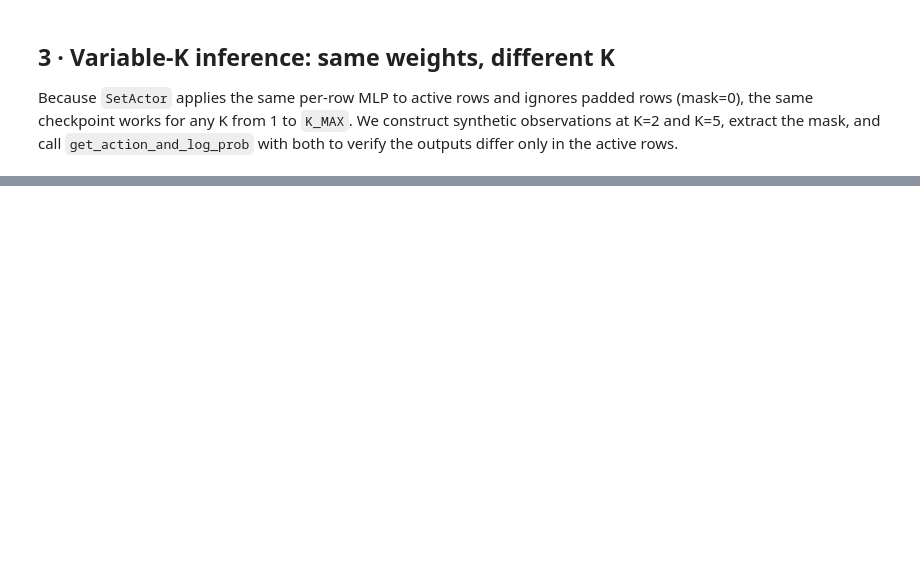
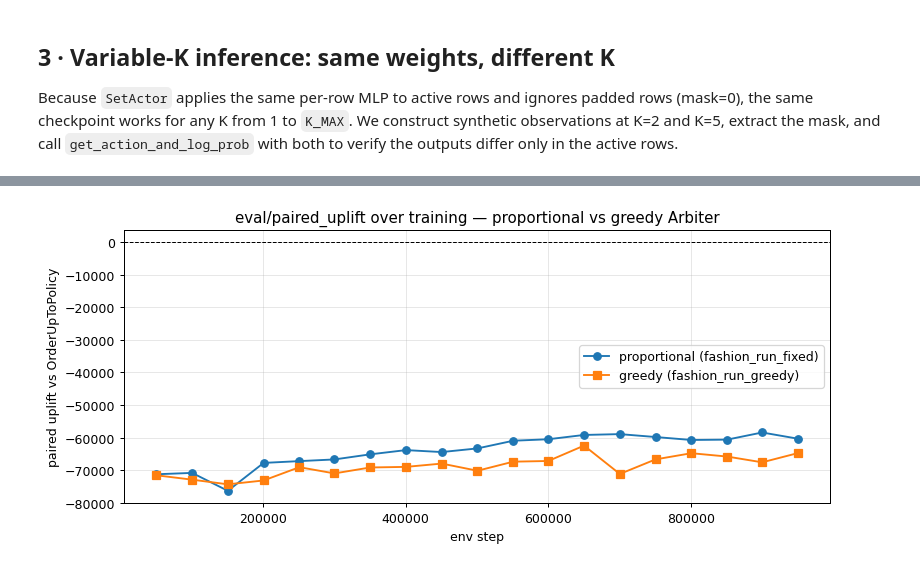
Before and after one commit to mjordanic/supply_chain_simulator, a Jupyter notebook: notebooks/06a-analyze-a-trained-agent.ipynb, the cells around one changed output, grey strips where cells are left out. Cells and saved outputs as stored; diff of their text form; code cells hidden in the pictures; blank space fills up the shorter version.

```diff
--- a/notebooks/06a-analyze-a-trained-agent.ipynb
+++ b/notebooks/06a-analyze-a-trained-agent.ipynb
@@ -343,0 +563,86 @@ plt.tight_layout(); plt.show()
+# %%
+# --- Load the greedy-arbiter run: runs/fashion_run_greedy -------------------
+greedy_run_dir = RUN_ROOT / 'fashion_run_greedy'
+assert greedy_run_dir.exists(), (
+    'Greedy run missing — train it with:\n'
+    '  uv run python -m src.rl.train --total-env-steps 1000000 --n-envs 8 '
+    '--experiment-name fashion_run_greedy --arbiter-mode greedy '
+    '--setup-dir setups/fashion_retail'
+)
+
+# Learning-curve overlay: both runs share the same held-out CRN eval seeds,
+# so the two uplift curves are directly comparable point by point.
+def uplift_series(rd):
+    ev = sorted(rd.glob('events.out.tfevents.*'))[0]
+    acc = EventAccumulator(str(ev))
+    acc.Reload()
+    evs = acc.Scalars('eval/paired_uplift')
+    return [e.step for e in evs], [e.value for e in evs]
+
+steps_prop, up_prop = uplift_series(run_dir)
+steps_grd,  up_grd  = uplift_series(greedy_run_dir)
+
+fig, ax = plt.subplots(figsize=(9, 4))
+ax.plot(steps_prop, up_prop, marker='o', label='proportional (fashion_run_fixed)')
+ax.plot(steps_grd,  up_grd,  marker='s', label='greedy (fashion_run_greedy)')
+ax.axhline(0, color='k', lw=0.8, ls='--')
+ax.set_title('eval/paired_uplift over training — proportional vs greedy Arbiter')
+ax.set_xlabel('env step'); ax.set_ylabel('paired uplift vs OrderUpToPolicy')
+ax.legend(); ax.grid(alpha=0.3)
+plt.tight_layout(); plt.show()
+
+# Best greedy checkpoint by its own eval/paired_uplift (same rule as section 2).
+greedy_ckpts = sorted((greedy_run_dir / 'checkpoints').glob('actor_step*.pt'))
+best_g_idx = int(np.argmax(up_grd))
+matching = [p for p in greedy_ckpts if str(steps_grd[best_g_idx]) in p.stem]
+best_greedy_ckpt = matching[0] if matching else greedy_ckpts[-1]
+
+greedy_actor, greedy_bundle = load_actor(best_greedy_ckpt)
+print(f'Greedy best checkpoint: {best_greedy_ckpt.name}  '
+      f'(uplift={up_grd[best_g_idx]:+.1f})')
+print(f"  arbiter_mode recorded in bundle: {greedy_bundle['config']['arbiter_mode']}")
+
+def greedy_policy_fn(obs_flat: np.ndarray) -> np.ndarray:
+    obs_2d = torch.tensor(obs_flat, dtype=torch.float32).reshape(1, K_MAX, F)
+    mask   = obs_2d[..., ROW_MASK]
+    with torch.no_grad():
+        action, _, _ = greedy_actor.get_action_and_log_prob(obs_2d, mask)
+    return action.squeeze(0).reshape(K_MAX * 3).numpy()
+
+# Run the greedy model on the SAME capacity-starved CRN specs as section 5b,
+# so all three columns below are paired on identical worlds.
+greedy_rows = []
+for i, spec in enumerate(starved_specs):
+    m = evaluate(greedy_policy_fn, lambda: OrderUpToPolicy(), [spec], config=starved_cfg)
+    greedy_rows.append({
+        'seed': i,
+        'rl_return': m['eval/rl_return'],
+        'uplift': m['eval/paired_uplift'],
+        'rl_stockout': m['eval/rl_stockout_rate'],
+    })
+greedy_df = pd.DataFrame(greedy_rows)
+
+comparison = pd.DataFrame({
+    'proportional': {
+        'mean return': starved_df['rl_return'].mean(),
+        'mean uplift vs baseline': starved_df['uplift'].mean(),
+        'win rate vs baseline': (starved_df['uplift'] > 0).mean(),
+        'mean stockout rate': starved_df['rl_stockout'].mean(),
+    },
+    'greedy': {
+        'mean return': greedy_df['rl_return'].mean(),
+        'mean uplift vs baseline': greedy_df['uplift'].mean(),
+        'win rate vs baseline': (greedy_df['uplift'] > 0).mean(),
+        'mean stockout rate': greedy_df['rl_stockout'].mean(),
+    },
+    'OrderUpToPolicy': {
+        'mean return': starved_df['baseline_return'].mean(),
+        'mean uplift vs baseline': 0.0,
+        'win rate vs baseline': float('nan'),
+        'mean stockout rate': starved_df['bl_stockout'].mean(),
+    },
+})
+print(f'\nCapacity-starved regime, {len(starved_specs)} paired held-out CRN seeds:')
+display(comparison.round(3))
+# %% [output]
+[figure, added]
```
Also changed, not shown: parts of 20 cells of this notebook, 17 other files.
